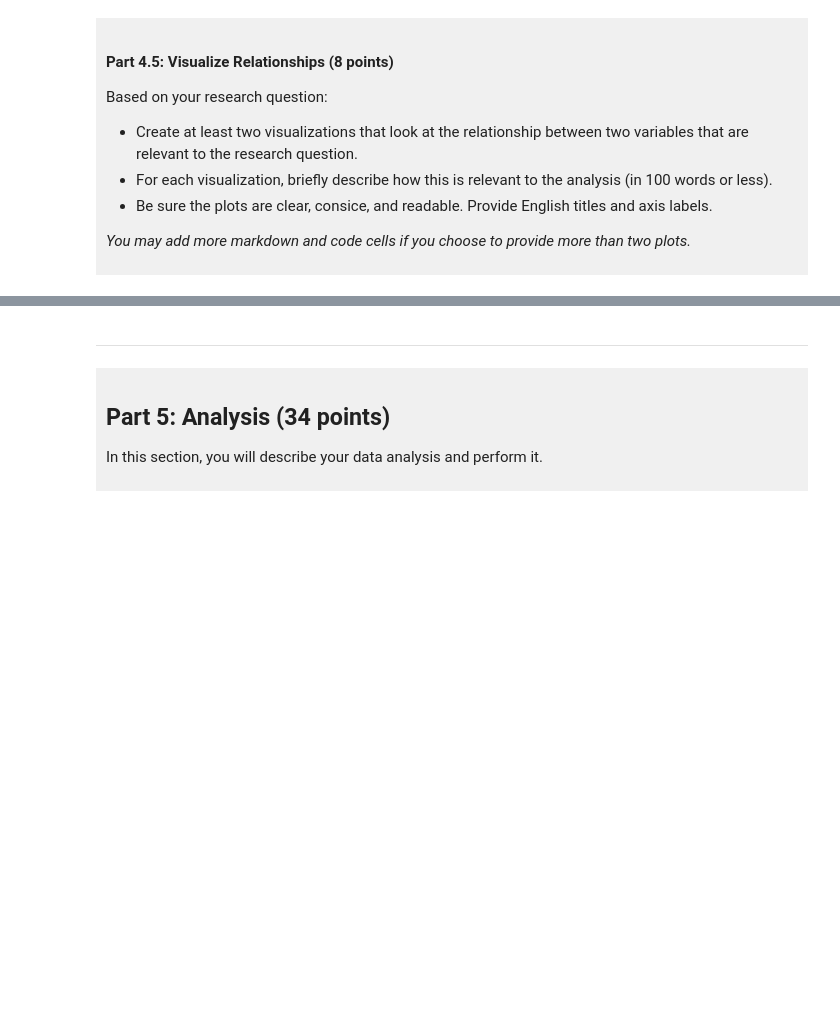
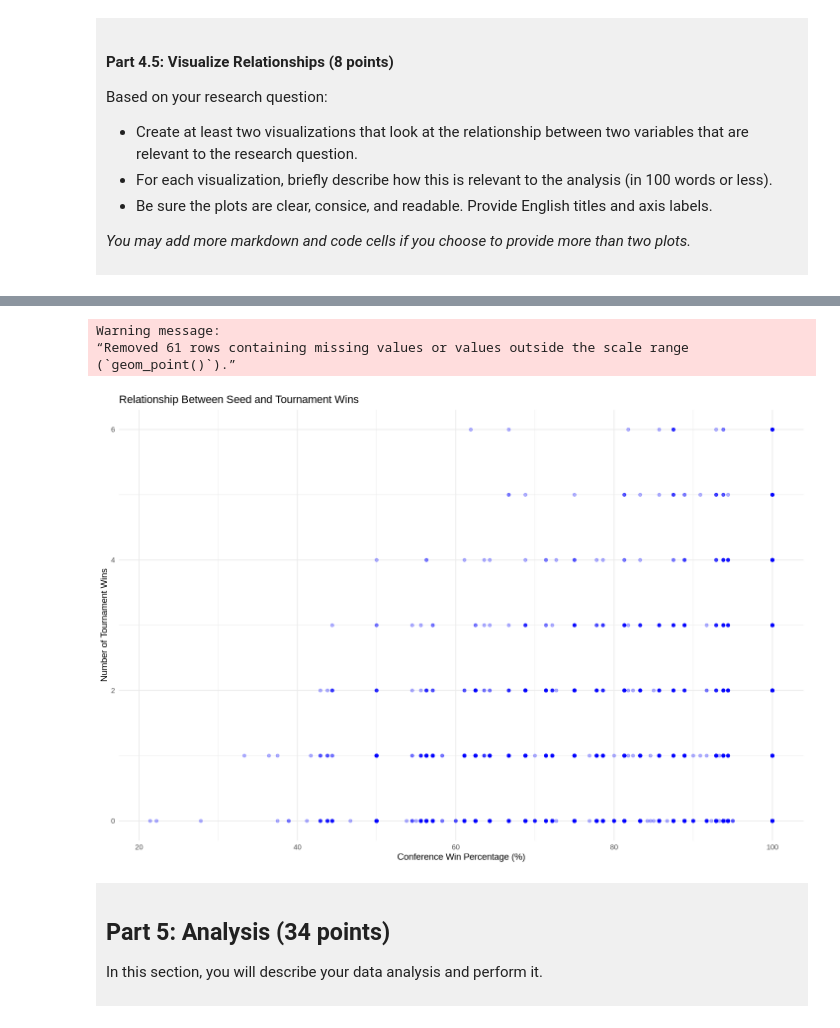
Before and after one commit to alexhongze0907/dsci-100-project-alex-yu, a Jupyter notebook: dsci-100-project-notebook.ipynb, the cells around one changed output, grey strips where cells are left out. Saved outputs shown, nothing was run; the diff lists cells and outputs as text; code cells hidden in the pictures; blank space fills up the shorter version.

```diff
--- a/dsci-100-project-notebook.ipynb
+++ b/dsci-100-project-notebook.ipynb
@@ -293,7 +329,20 @@ Visualization 2: %%% EDIT THIS MARKDOWN CELL%%%
 # %%
-### EDIT THIS CODE CELL FOR VISUALIZATION 2###
+options(repr.plot.width = 12, repr.plot.height = 8)
+
+march_madness_tidy |>
+  ggplot(aes(x = conf_wins_pct, y = tourney_wins)) +
+  geom_point(alpha = 0.3, color = "blue") +
+  labs(
+      title = "Relationship Between Seed and Tournament Wins",
+      x = "Conference Win Percentage (%)",
+      y = "Number of Tournament Wins"
+      ) +
+  theme_minimal()
+# %% [output]
+Warning message:
+“Removed 61 rows containing missing values or values outside the scale range
+(`geom_point()`).”
+[figure, added]
-# %% [markdown]
-------
 # %% [markdown]
 <div style="background-color: #f0f0f0; padding: 10px;">
 
```
Also changed, not shown: parts of 25 cells of this notebook.
